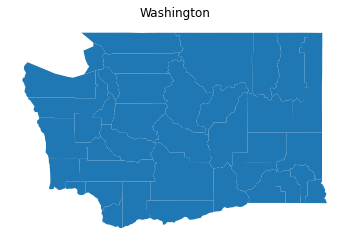
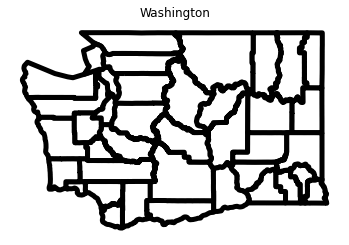
Code edit (unified diff) that turned the first committed figure into the second:
--- before
+++ after
@@ -1,3 +1,3 @@
-washcounties.plot()
+washcounties.plot(edgecolor='black', linewidth=5, facecolor='white')
 plt.axis('off')
 plt.title('Washington')

Commit: lab